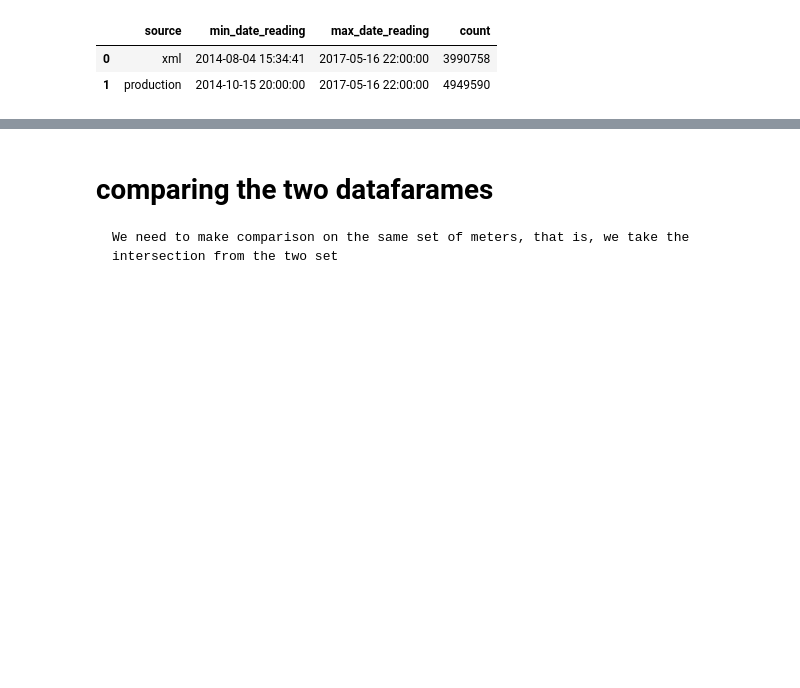
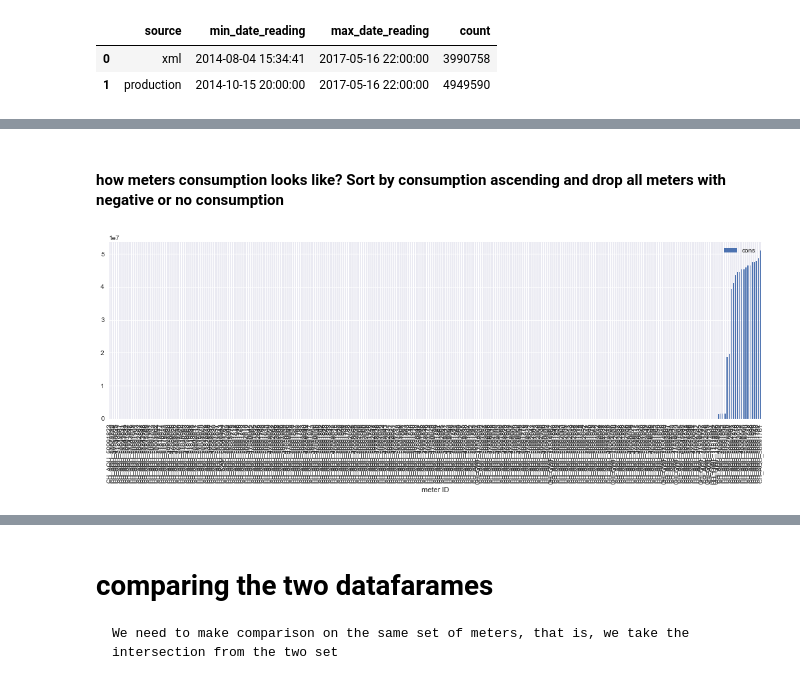
Before and after one commit to corradovaleri/averages, a Jupyter notebook: SmartH2O consumptions analysis.ipynb, the cells around one changed output, grey strips where cells are left out. Cells and saved outputs as stored; diff of their text form; code cells hidden in the pictures; blank space fills up the shorter version.

Commit message:
first release before to publish

```diff
--- a/SmartH2O consumptions analysis.ipynb
+++ b/SmartH2O consumptions analysis.ipynb
@@ -104,0 +70,3 @@ df = pd.read_excel('D:/workspace/SmartH2O/python/reimported_users_not_on_platfor
+# %%
+df_prod = pd.read_excel('D:/github/averages/production_meters_not_on_platform_daily_consumptions_2000-01-01_to_2020-01-01.xlsx')
+df_xml = pd.read_excel('D:/github/averages/xml_meters_not_on_platform_daily_consumptions_2000-01-01_to_2020-01-01.xlsx')
@@ -104,0 +93,12 @@ df = pd.read_excel('D:/workspace/SmartH2O/python/reimported_users_not_on_platfor
+# %% [markdown]
+#### how meters consumption looks like? Sort by consumption ascending and drop all meters with negative or no consumption
+# %%
+prod_meters = df_prod[df_prod.columns[:2]]
+prod_meters = prod_meters.rename(columns={'total consumption in 945 days':'cons'})
+prod_meters = prod_meters.drop(prod_meters[prod_meters.cons <= 0].index).reset_index(drop=True)
+prod_meters = prod_meters.sort_values(prod_meters.columns[1],na_position='first',ascending=True)
+prod_meters.set_index(prod_meters.columns[0],inplace=True)
+plt.rcParams["figure.figsize"] = (18,5)
+prod_meters.plot.bar();
+# %% [output]
+[figure, added]
```
Also changed, not shown: parts of 85 cells of this notebook, 4 other files.
